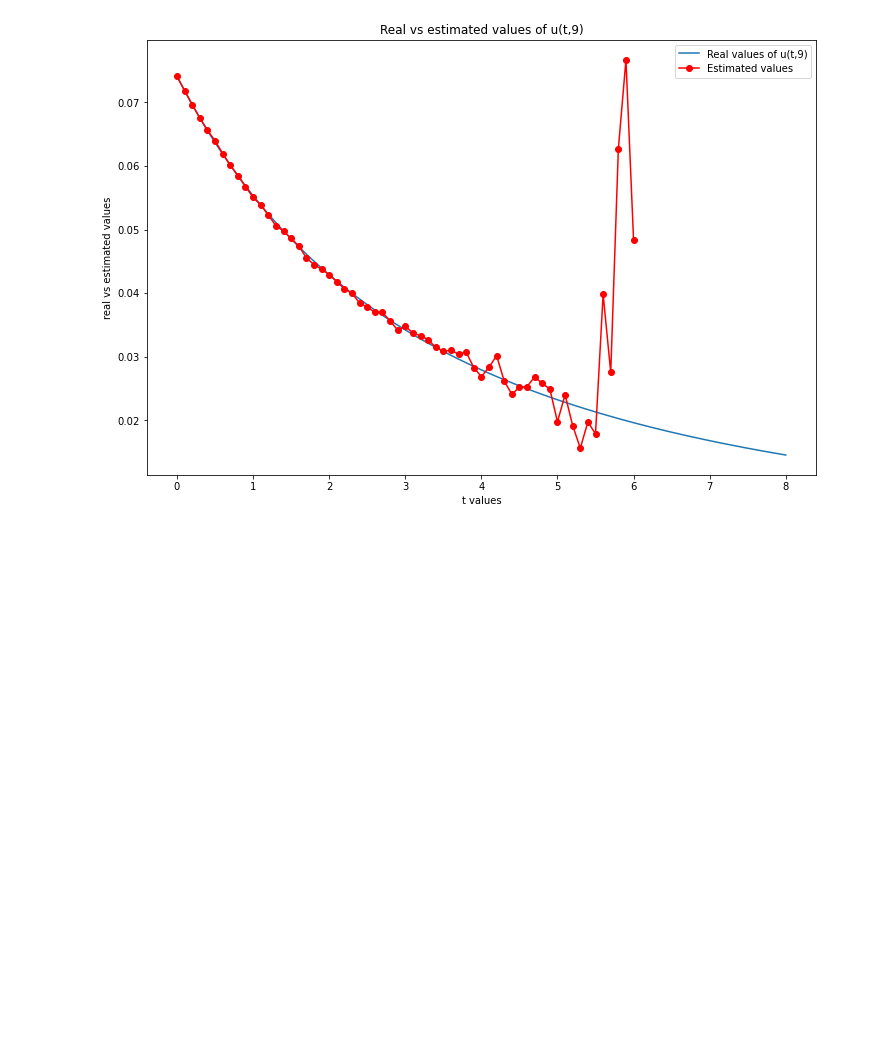
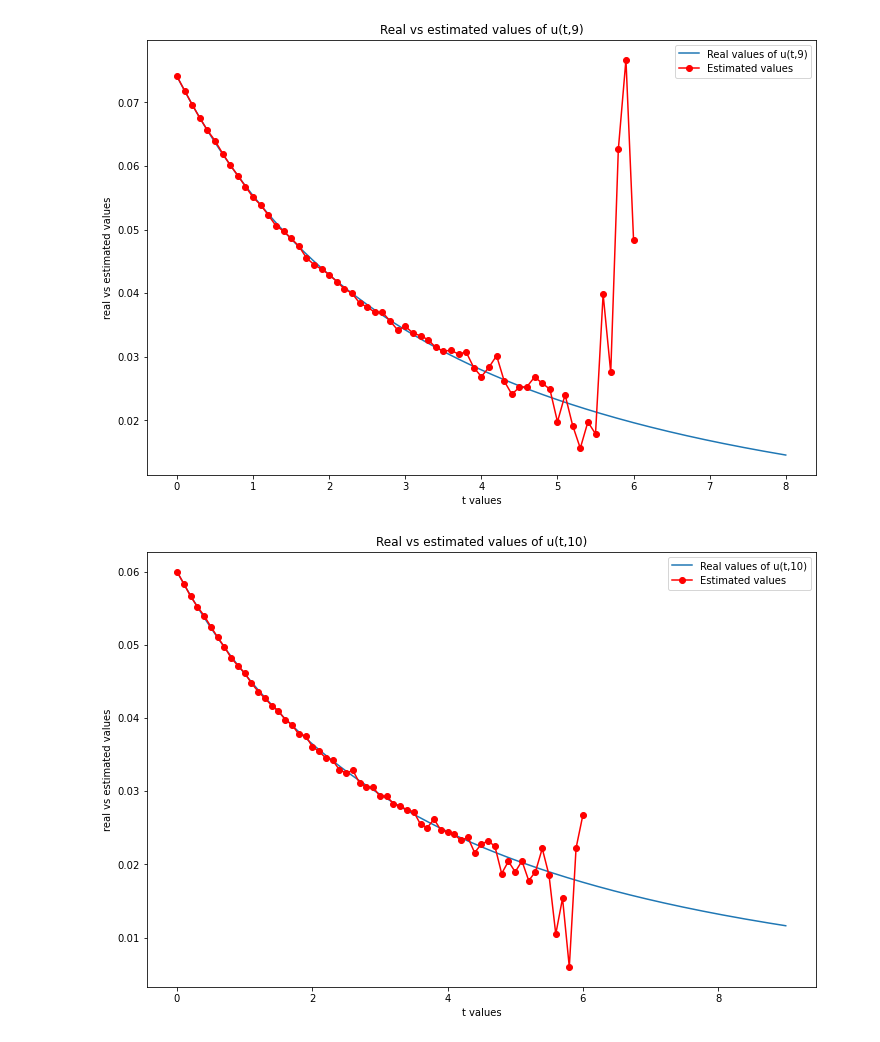
Before and after one commit to chanjuanyin/MH4900_Final_Year_Project_simulations, a Jupyter notebook: Branching_01/Plot_history.ipynb, the cells around one changed output. Drawn from its saved outputs; the diff is of its cells as text; code cells hidden in the pictures; blank space fills up the shorter version.

```diff
--- a/Branching_01/Plot_history.ipynb
+++ b/Branching_01/Plot_history.ipynb
@@ -305,29 +305,31 @@ plt.show()
 # %%
 impose_ylim = False
 y_lim = [0,0.2]
 
 real_values = np.asarray(np_dictionary["x_equals_10"])
 real_values = np.reshape(real_values, (1001,))[0:901]
 t_values = np.arange(0, 9.01, 0.01)
 estimated_values = np.asarray(np_dictionary["x_equals_10_monte_carlo"])
-estimated_values = np.reshape(estimated_values, (91,))
-t_estimated = np.arange(0, 9.1, 0.1)
+estimated_values = np.reshape(estimated_values, (91,))[0:61]
+t_estimated = np.arange(0, 6.1, 0.1)
 
 plt.figure(figsize=(12, 8))
 plt.plot(t_values, real_values, label='Real values of u(t,10)')
 plt.plot(t_estimated, estimated_values, 'ro-', label='Estimated values')
 
 # initial_condition_real_values = np.asarray(np_dictionary["x_equals_0"])
 # initial_condition_real_values = np.reshape(initial_condition_real_values, (901,))
 # t_values_initial = np.arange(1, 10.01, 0.01)
 # plt.plot(t_values_initial, initial_condition_real_values, label='Initial condition u(t,0)')
 
 plt.ylabel('real vs estimated values')
 if impose_ylim:
     plt.ylim(y_lim)
 plt.xlabel('t values')
 # plt.axvline(x=30,color='red')
 
 plt.title('Real vs estimated values of u(t,10)')
 plt.legend(loc='upper right')
 plt.show()
+# %% [output]
+[figure, added]
```
Also changed, not shown: 2 other files.
